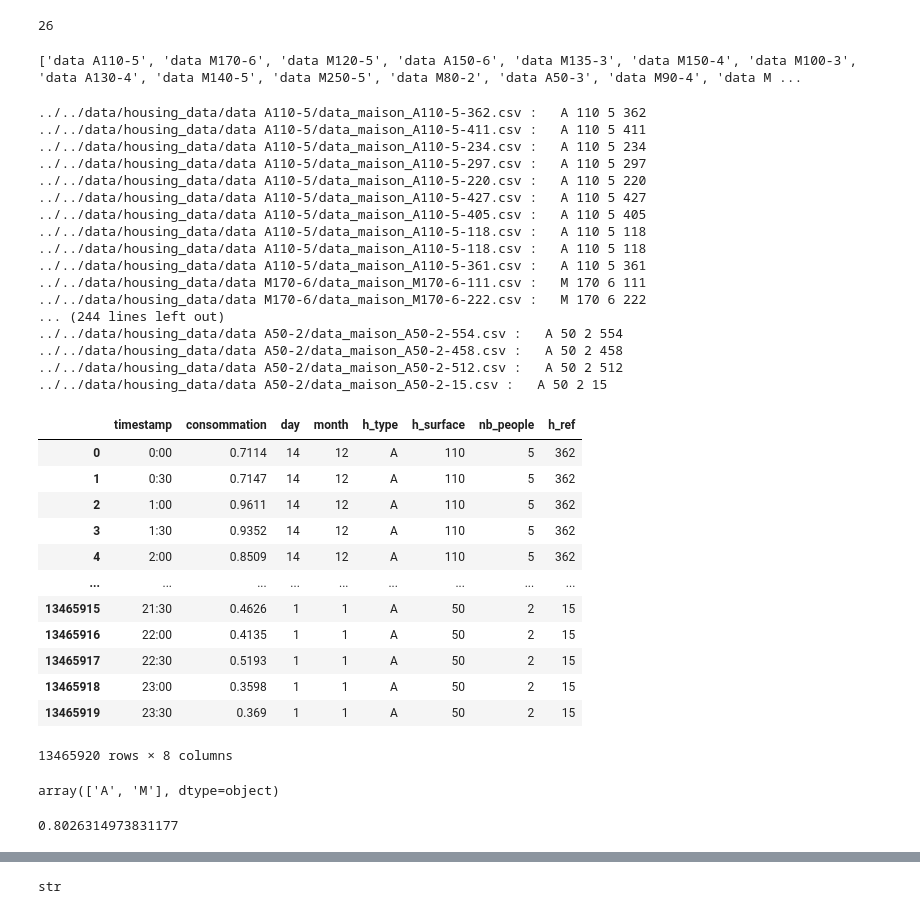
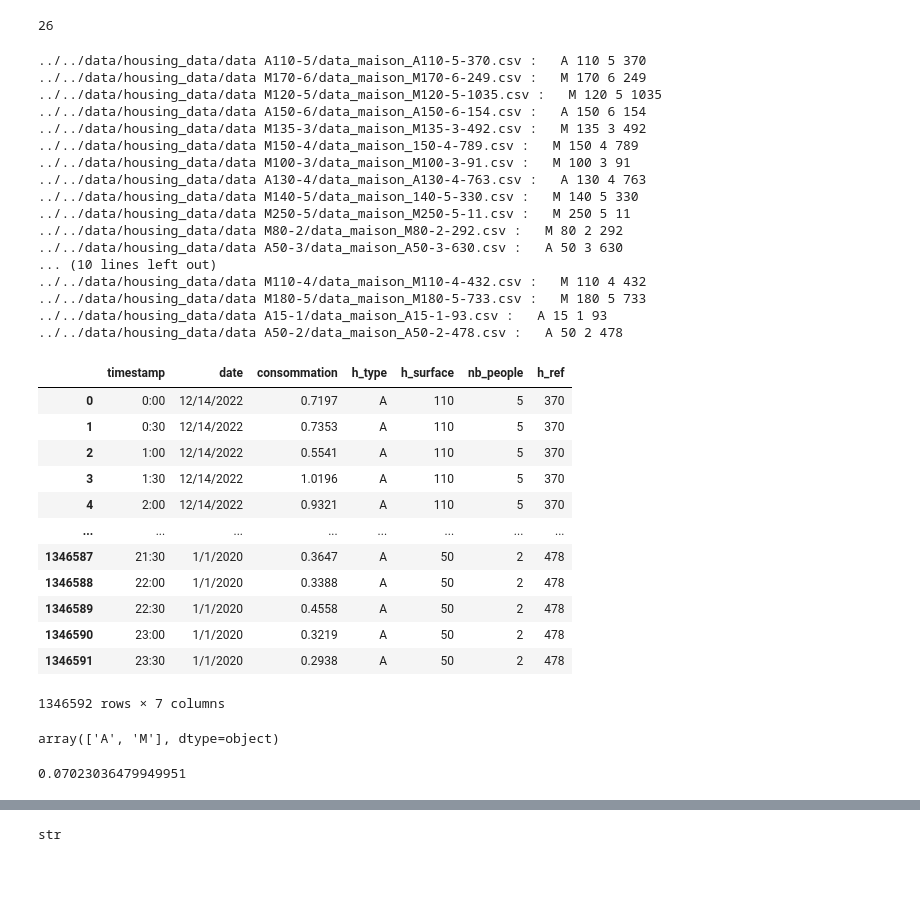
Before and after one commit to lagarrueal/spie-project, a Jupyter notebook: notebooks/data_extraction/extract_housing_info.ipynb, the cells around one changed output, grey strips where cells are left out. Drawn from its saved outputs; the diff is of its cells as text; code cells hidden in the pictures; blank space fills up the shorter version.

```diff
--- a/notebooks/data_extraction/extract_housing_info.ipynb
+++ b/notebooks/data_extraction/extract_housing_info.ipynb
@@ -49,22 +48,12 @@ list_housings = os.listdir(data_path) # list of all the housings
 len(list_housings)
 # %% [output]
 26
-# %%
-print(list_housings)
-# %% [output]
-['data A110-5', 'data M170-6', 'data M120-5', 'data A150-6', 'data M135-3', 'data M150-4', 'data M100-3', 'data A130-4', 'data M140-5', 'data M250-5', 'data M80-2', 'data A50-3', 'data M90-4', 'data M ...
 # %%
 df = pd.DataFrame()
 
 for housing in list_housings:
     houses = os.listdir(data_path + housing)
-    random_indexes = [random.randint(0, len(houses)) for i in range(10)]
-    # print(random_indexes)
-    random_houses = []
-    for i in random_indexes:
-        random_houses.append(houses[i])
-    # print(random_houses)
-    for house in random_houses:
+    for house in houses[:1]:
 
         h_type, h_surface, nb_people, h_ref = extract_housing_info_from_name(house)
         print(data_path + housing + "/" + house + " :   " + h_type + " " + h_surface + " " + nb_people + " " + h_ref)
@@ -75,66 +64,63 @@ for housing in list_housings:
         #drop the column Unnamed: 1 (consommation totale)
         temp.drop('Unnamed: 1', axis=1, inplace=True)
 
         #Transpose
         temp = temp.T
 
         #make the first row as header
         temp['tmp_columns'] = temp.index
         temp = temp.reset_index(drop=True)
         temp.columns = temp.iloc[0]
         temp = temp.drop(temp.index[0])
         #make the column original_columns in first column
         cols = temp.columns.tolist()
         cols = cols[-1:] + cols[:-1]
         temp = temp[cols]
         #rename the column date to timestamp
         temp.rename(columns={'date':'timestamp'}, inplace=True)
 
         temp = pd.melt(temp, id_vars=['timestamp'], var_name='date', value_name='consommation')
 
-        temp["day"] = temp["date"].apply(lambda x: x.split("/")[1])
-        temp["month"] = temp["date"].apply(lambda x: x.split("/")[0])
         temp["h_type"] = h_type
         temp["h_surface"] = h_surface
         temp["nb_people"] = nb_people
         temp["h_ref"] = h_ref
-        temp.drop("date", axis=1, inplace=True)
 
         df = pd.concat([df, temp], axis=0)
 
 df.reset_index(drop=True, inplace=True)
 df
 # %% [output]
-../../data/housing_data/data A110-5/data_maison_A110-5-362.csv :   A 110 5 362
-../../data/housing_data/data A110-5/data_maison_A110-5-411.csv :   A 110 5 411
-../../data/housing_data/data A110-5/data_maison_A110-5-234.csv :   A 110 5 234
-../../data/housing_data/data A110-5/data_maison_A110-5-297.csv :   A 110 5 297
-../../data/housing_data/data A110-5/data_maison_A110-5-220.csv :   A 110 5 220
-../../data/housing_data/data A110-5/data_maison_A110-5-427.csv :   A 110 5 427
-../../data/housing_data/data A110-5/data_maison_A110-5-405.csv :   A 110 5 405
-../../data/housing_data/data A110-5/data_maison_A110-5-118.csv :   A 110 5 118
-../../data/housing_data/data A110-5/data_maison_A110-5-118.csv :   A 110 5 118
-../../data/housing_data/data A110-5/data_maison_A110-5-361.csv :   A 110 5 361
-../../data/housing_data/data M170-6/data_maison_M170-6-111.csv :   M 170 6 111
-../../data/housing_data/data M170-6/data_maison_M170-6-222.csv :   M 170 6 222
-... (244 lines left out)
-../../data/housing_data/data A50-2/data_maison_A50-2-554.csv :   A 50 2 554
-../../data/housing_data/data A50-2/data_maison_A50-2-458.csv :   A 50 2 458
-../../data/housing_data/data A50-2/data_maison_A50-2-512.csv :   A 50 2 512
-../../data/housing_data/data A50-2/data_maison_A50-2-15.csv :   A 50 2 15
+../../data/housing_data/data A110-5/data_maison_A110-5-370.csv :   A 110 5 370
+../../data/housing_data/data M170-6/data_maison_M170-6-249.csv :   M 170 6 249
+../../data/housing_data/data M120-5/data_maison_M120-5-1035.csv :   M 120 5 1035
+../../data/housing_data/data A150-6/data_maison_A150-6-154.csv :   A 150 6 154
+../../data/housing_data/data M135-3/data_maison_M135-3-492.csv :   M 135 3 492
+../../data/housing_data/data M150-4/data_maison_150-4-789.csv :   M 150 4 789
+../../data/housing_data/data M100-3/data_maison_M100-3-91.csv :   M 100 3 91
+../../data/housing_data/data A130-4/data_maison_A130-4-763.csv :   A 130 4 763
+../../data/housing_data/data M140-5/data_maison_140-5-330.csv :   M 140 5 330
+../../data/housing_data/data M250-5/data_maison_M250-5-11.csv :   M 250 5 11
+../../data/housing_data/data M80-2/data_maison_M80-2-292.csv :   M 80 2 292
+../../data/housing_data/data A50-3/data_maison_A50-3-630.csv :   A 50 3 630
+... (10 lines left out)
+../../data/housing_data/data M110-4/data_maison_M110-4-432.csv :   M 110 4 432
+../../data/housing_data/data M180-5/data_maison_M180-5-733.csv :   M 180 5 733
+../../data/housing_data/data A15-1/data_maison_A15-1-93.csv :   A 15 1 93
+../../data/housing_data/data A50-2/data_maison_A50-2-478.csv :   A 50 2 478
-|  | timestamp | consommation | day | month | h_type | h_surface | nb_people | h_ref |
-| 0 | 0:00 | 0.7114 | 14 | 12 | A | 110 | 5 | 362 |
-| 1 | 0:30 | 0.7147 | 14 | 12 | A | 110 | 5 | 362 |
-| 2 | 1:00 | 0.9611 | 14 | 12 | A | 110 | 5 | 362 |
-| 3 | 1:30 | 0.9352 | 14 | 12 | A | 110 | 5 | 362 |
-| 4 | 2:00 | 0.8509 | 14 | 12 | A | 110 | 5 | 362 |
-| ... | ... | ... | ... | ... | ... | ... | ... | ... |
-| 13465915 | 21:30 | 0.4626 | 1 | 1 | A | 50 | 2 | 15 |
-| 13465916 | 22:00 | 0.4135 | 1 | 1 | A | 50 | 2 | 15 |
-| 13465917 | 22:30 | 0.5193 | 1 | 1 | A | 50 | 2 | 15 |
-| 13465918 | 23:00 | 0.3598 | 1 | 1 | A | 50 | 2 | 15 |
-| 13465919 | 23:30 | 0.369 | 1 | 1 | A | 50 | 2 | 15 |
+|  | timestamp | date | consommation | h_type | h_surface | nb_people | h_ref |
+| 0 | 0:00 | 12/14/2022 | 0.7197 | A | 110 | 5 | 370 |
+| 1 | 0:30 | 12/14/2022 | 0.7353 | A | 110 | 5 | 370 |
+| 2 | 1:00 | 12/14/2022 | 0.5541 | A | 110 | 5 | 370 |
+| 3 | 1:30 | 12/14/2022 | 1.0196 | A | 110 | 5 | 370 |
+| 4 | 2:00 | 12/14/2022 | 0.9321 | A | 110 | 5 | 370 |
+| ... | ... | ... | ... | ... | ... | ... | ... |
+| 1346587 | 21:30 | 1/1/2020 | 0.3647 | A | 50 | 2 | 478 |
+| 1346588 | 22:00 | 1/1/2020 | 0.3388 | A | 50 | 2 | 478 |
+| 1346589 | 22:30 | 1/1/2020 | 0.4558 | A | 50 | 2 | 478 |
+| 1346590 | 23:00 | 1/1/2020 | 0.3219 | A | 50 | 2 | 478 |
+| 1346591 | 23:30 | 1/1/2020 | 0.2938 | A | 50 | 2 | 478 |
-13465920 rows × 8 columns
+1346592 rows × 7 columns
 # %%
 df["h_type"].unique()
 # %% [output]
@@ -143,5 +129,5 @@ array(['A', 'M'], dtype=object)
 # calculate df memory usage in GB
 df.memory_usage(deep=False).sum() / 1024**3
 # %% [output]
-0.8026314973831177
+0.07023036479949951
 # %%
```
Also changed, not shown: parts of 7 cells of this notebook, 1 other file.
